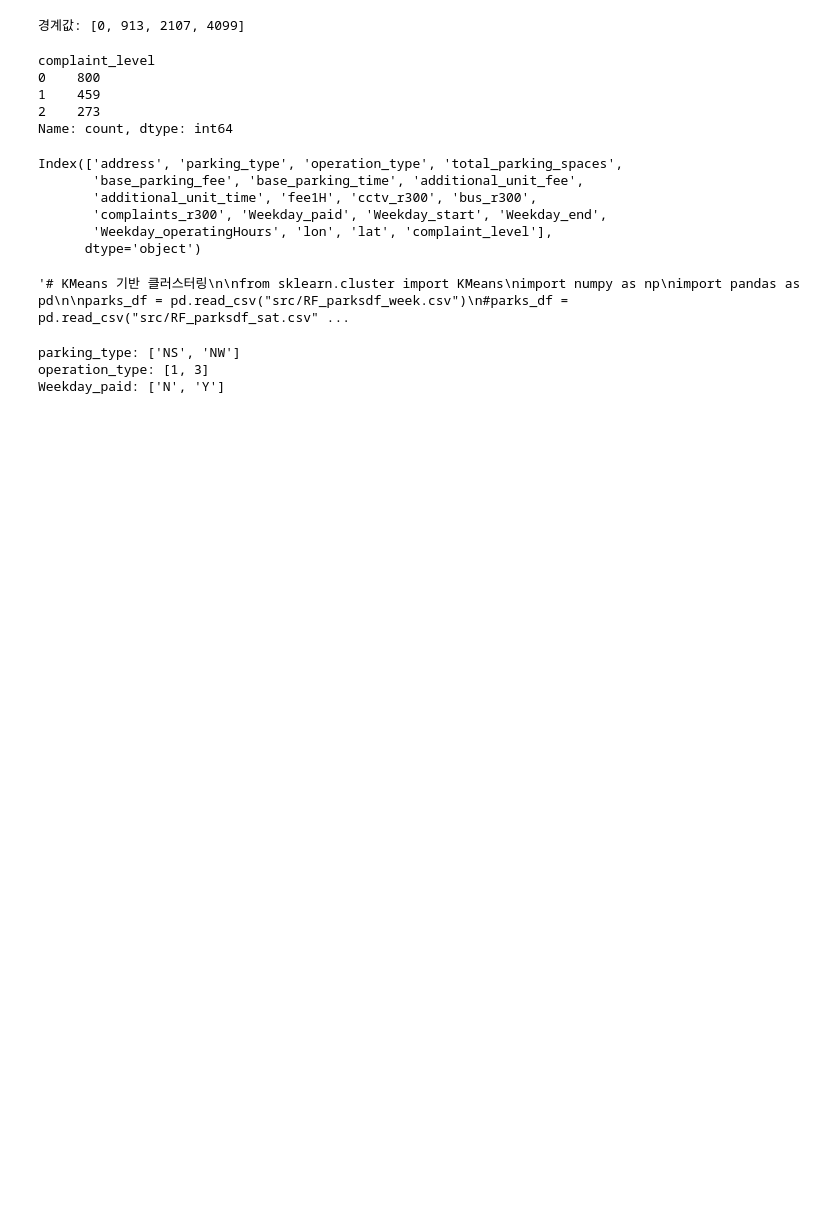
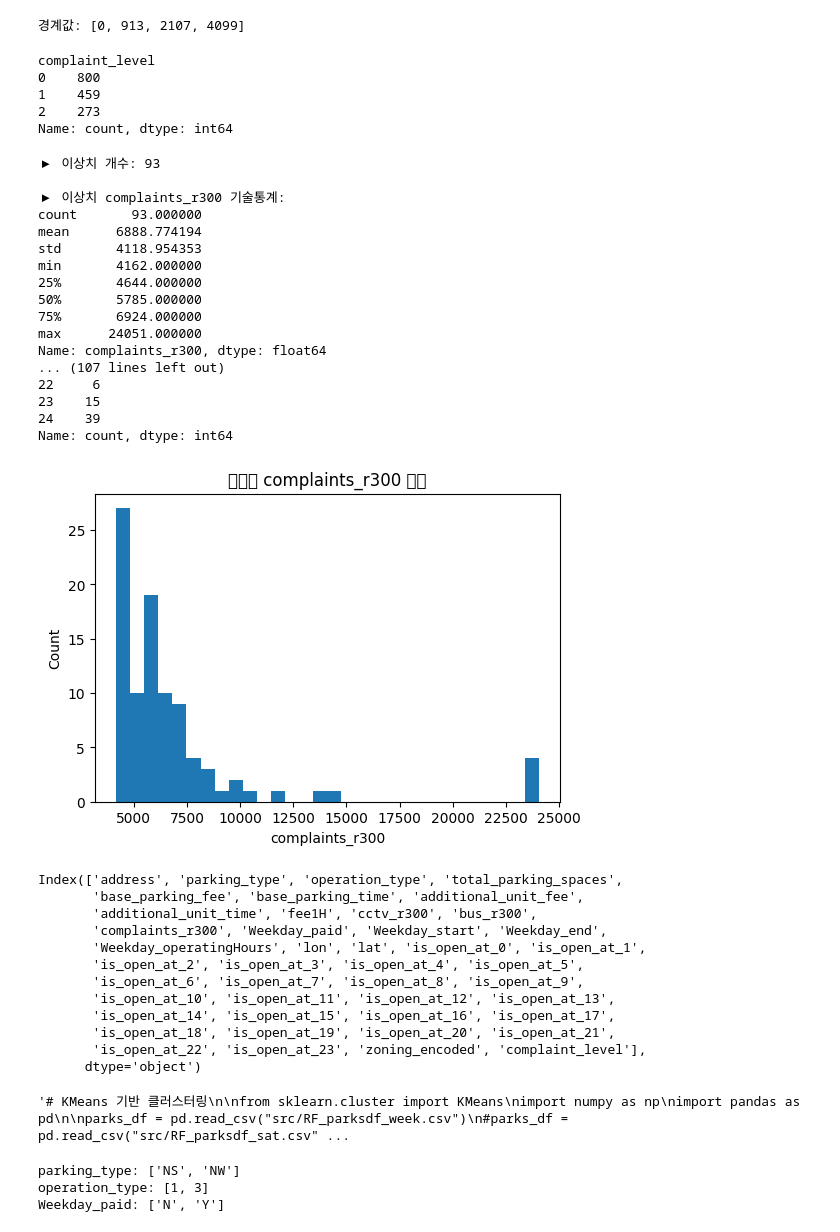
Before and after one commit to vxlmlxv/20251R0136COSE47101, a Jupyter notebook: randomforest_dong.ipynb, the cells around one changed output. Drawn from its saved outputs; the diff is of its cells as text; code cells hidden in the pictures; blank space fills up the shorter version.

```diff
--- a/randomforest_dong.ipynb
+++ b/randomforest_dong.ipynb
@@ -11,7 +11,7 @@ warnings.filterwarnings('ignore')
 #자연발생 클러스터링(민원 단계 컬럼 생성)
 from jenkspy import JenksNaturalBreaks
 
-parks_df = pd.read_csv("src/RF_parksdf_week.csv")
+parks_df = pd.read_csv("src/RF_parksdf_week_zone.csv")
 #parks_df = pd.read_csv("src/RF_parksdf_sat.csv")
 #parks_df = pd.read_csv("src/RF_parksdf_holi.csv")
 
@@ -23,10 +23,12 @@ lower_bound = Q1 - 1.5 * IQR
 upper_bound = Q3 + 1.5 * IQR
 
 # 2) 이상치 제거
-parks_df = parks_df[
-    (parks_df["complaints_r300"] >= lower_bound) &
-    (parks_df["complaints_r300"] <= upper_bound)
+outliers = parks_df[
+    (parks_df["complaints_r300"] < lower_bound) |
+    (parks_df["complaints_r300"] > upper_bound)
 ].copy()
+
+parks_df = parks_df.drop(outliers.index).copy()
 
 # 3) 필터된 데이터로 Jenks 적용
 i = 3
@@ -49,6 +51,67 @@ complaint_level
 1    459
 2    273
 Name: count, dtype: int64
+# %%
+import pandas as pd
+import matplotlib.pyplot as plt
+
+# outliers: 이미 생성된 이상치 DataFrame
+
+# 1) 이상치 개수·기술통계
+print("▶ 이상치 개수:", len(outliers))
+print("\n▶ 이상치 complaints_r300 기술통계:")
+print(outliers["complaints_r300"].describe())
+
+# 2) 상위/하위 몇 건 살펴보기
+print("\n▶ 이상치 샘플(상위 5건):")
+print(outliers.sort_values("complaints_r300", ascending=False).head(), "\n")
+print("▶ 이상치 샘플(하위 5건):")
+print(outliers.sort_values("complaints_r300", ascending=True).head())
+
+# 3) 구역(zone)별 이상치 분포
+if "zone" in outliers.columns:
+    zone_counts = outliers["zone"].value_counts().sort_values(ascending=False)
+    print("\n▶ 이상치 구역별 분포:")
+    print(zone_counts)
+
+# 4) 시작/종료 시간 분포
+print("\n▶ 이상치 Weekday_start 분포:")
+print(outliers["Weekday_start"].value_counts().sort_index())
+print("\n▶ 이상치 Weekday_end 분포:")
+print(outliers["Weekday_end"].value_counts().sort_index())
+
+# 5) 낮/밤 영업시간 평균 비교
+if {"day_open_hours","night_open_hours"}.issubset(outliers.columns):
+    print("\n▶ 이상치 낮·밤 평균 영업시간:")
+    print("  낮 평균:",  outliers["day_open_hours"].mean())
+    print("  밤 평균:",  outliers["night_open_hours"].mean())
+
+# 6) 시각화 예시: complaints_r300 히스토그램
+plt.figure(figsize=(6,4))
+plt.hist(outliers["complaints_r300"], bins=30)
+plt.title("이상치 complaints_r300 분포")
+plt.xlabel("complaints_r300")
+plt.ylabel("Count")
+plt.show()
+# %% [output]
+▶ 이상치 개수: 93
+
+▶ 이상치 complaints_r300 기술통계:
+count       93.000000
+mean      6888.774194
+std       4118.954353
+min       4162.000000
+25%       4644.000000
+50%       5785.000000
+75%       6924.000000
+max      24051.000000
+Name: complaints_r300, dtype: float64
+... (107 lines left out)
+22     6
+23    15
+24    39
+Name: count, dtype: int64
+[figure, added]
 # %%
 print(parks_df.columns)
 # %% [output]
@@ -56,5 +119,11 @@ Index(['address', 'parking_type', 'operation_type', 'total_parking_spaces',
        'base_parking_fee', 'base_parking_time', 'additional_unit_fee',
        'additional_unit_time', 'fee1H', 'cctv_r300', 'bus_r300',
        'complaints_r300', 'Weekday_paid', 'Weekday_start', 'Weekday_end',
-       'Weekday_operatingHours', 'lon', 'lat', 'complaint_level'],
+       'Weekday_operatingHours', 'lon', 'lat', 'is_open_at_0', 'is_open_at_1',
+       'is_open_at_2', 'is_open_at_3', 'is_open_at_4', 'is_open_at_5',
+       'is_open_at_6', 'is_open_at_7', 'is_open_at_8', 'is_open_at_9',
+       'is_open_at_10', 'is_open_at_11', 'is_open_at_12', 'is_open_at_13',
+       'is_open_at_14', 'is_open_at_15', 'is_open_at_16', 'is_open_at_17',
+       'is_open_at_18', 'is_open_at_19', 'is_open_at_20', 'is_open_at_21',
+       'is_open_at_22', 'is_open_at_23', 'zoning_encoded', 'complaint_level'],
       dtype='object')
```
Also changed, not shown: parts of 16 cells of this notebook, 6 other files.
